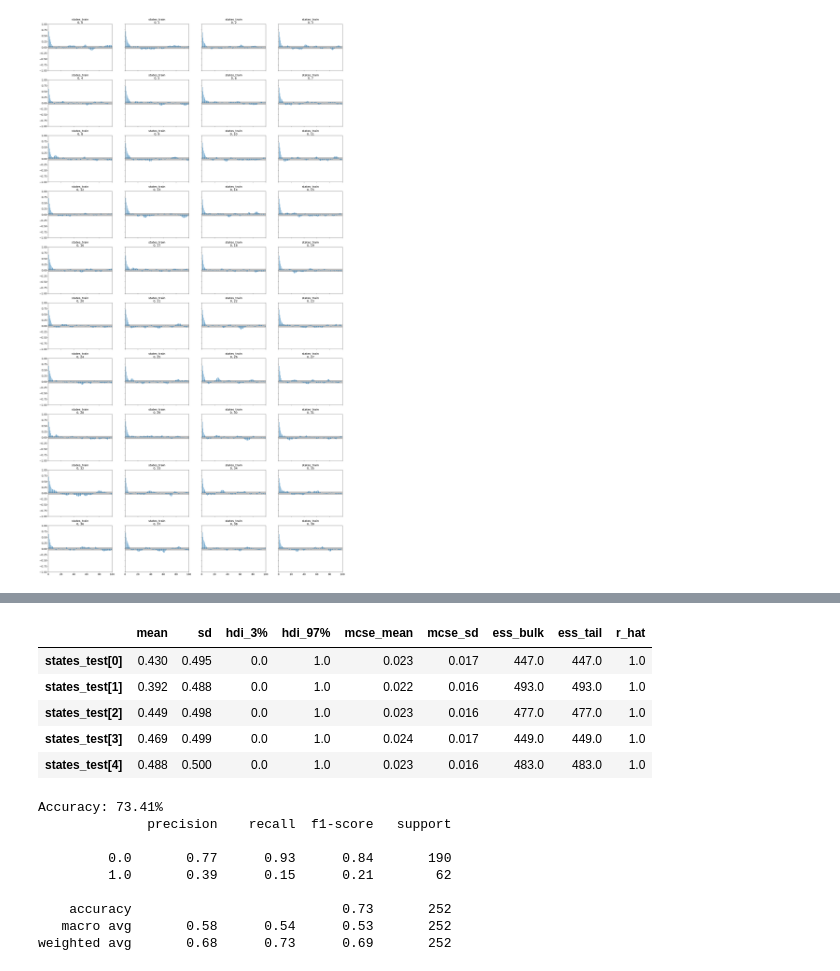
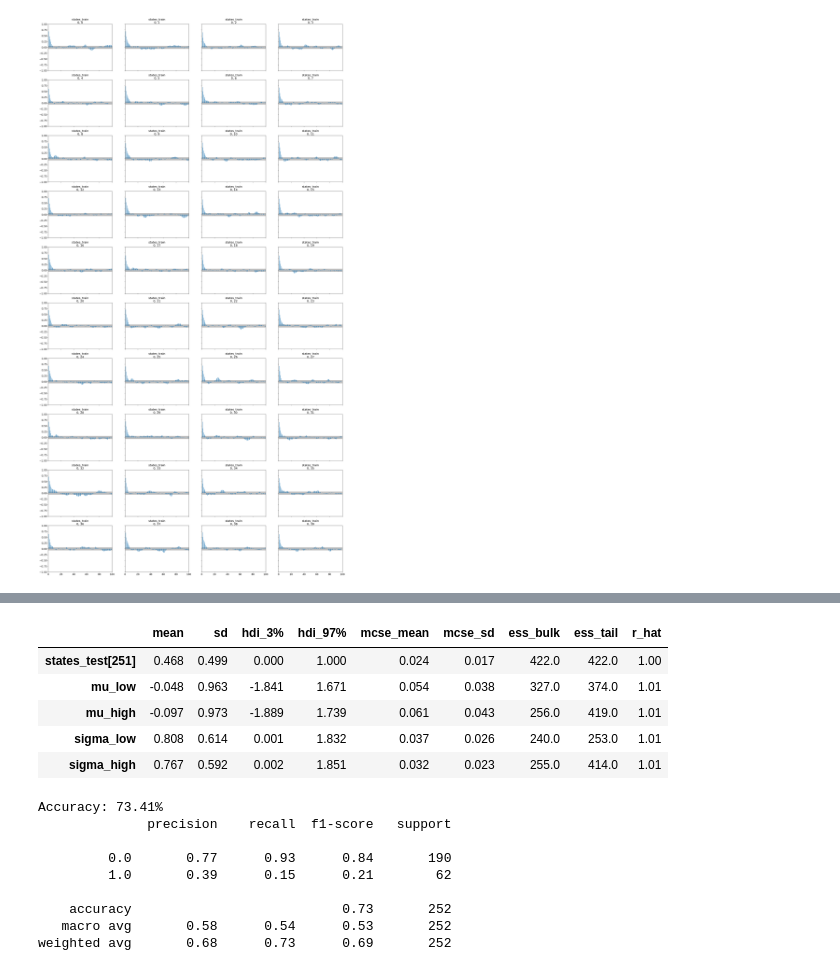
Before and after one commit to kenl8/kenl8, a Jupyter notebook: capstone_project_group4521.ipynb, the cells around one changed output, grey strips where cells are left out. Cells and saved outputs as stored; diff of their text form; code cells hidden in the pictures.

```diff
--- a/capstone_project_group4521.ipynb
+++ b/capstone_project_group4521.ipynb
@@ -622,12 +622,12 @@ array([[<Axes: title={'center': 'states_test'}>,
 # %%
-pm.summary(trace_test).head()
+pm.summary(trace_test).tail()
 # %% [output]
 |  | mean | sd | hdi_3% | hdi_97% | mcse_mean | mcse_sd | ess_bulk | ess_tail | r_hat |
-| states_test[0] | 0.430 | 0.495 | 0.0 | 1.0 | 0.023 | 0.017 | 447.0 | 447.0 | 1.0 |
-| states_test[1] | 0.392 | 0.488 | 0.0 | 1.0 | 0.022 | 0.016 | 493.0 | 493.0 | 1.0 |
-| states_test[2] | 0.449 | 0.498 | 0.0 | 1.0 | 0.023 | 0.016 | 477.0 | 477.0 | 1.0 |
-| states_test[3] | 0.469 | 0.499 | 0.0 | 1.0 | 0.024 | 0.017 | 449.0 | 449.0 | 1.0 |
-| states_test[4] | 0.488 | 0.500 | 0.0 | 1.0 | 0.023 | 0.016 | 483.0 | 483.0 | 1.0 |
+| states_test[251] | 0.468 | 0.499 | 0.000 | 1.000 | 0.024 | 0.017 | 422.0 | 422.0 | 1.00 |
+| mu_low | -0.048 | 0.963 | -1.841 | 1.671 | 0.054 | 0.038 | 327.0 | 374.0 | 1.01 |
+| mu_high | -0.097 | 0.973 | -1.889 | 1.739 | 0.061 | 0.043 | 256.0 | 419.0 | 1.01 |
+| sigma_low | 0.808 | 0.614 | 0.001 | 1.832 | 0.037 | 0.026 | 240.0 | 253.0 | 1.01 |
+| sigma_high | 0.767 | 0.592 | 0.002 | 1.851 | 0.032 | 0.023 | 255.0 | 414.0 | 1.01 |
 # %%
 states_pred = np.median(trace_test.posterior.states_test.values, axis=(0, 1))
 # %%
```
Also changed, not shown: parts of 6 cells of this notebook.
